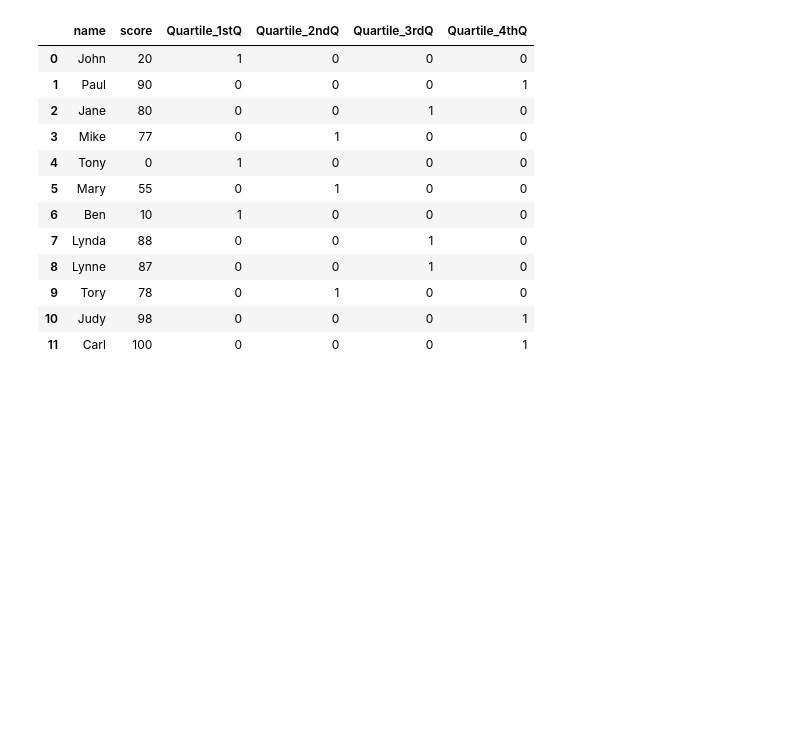
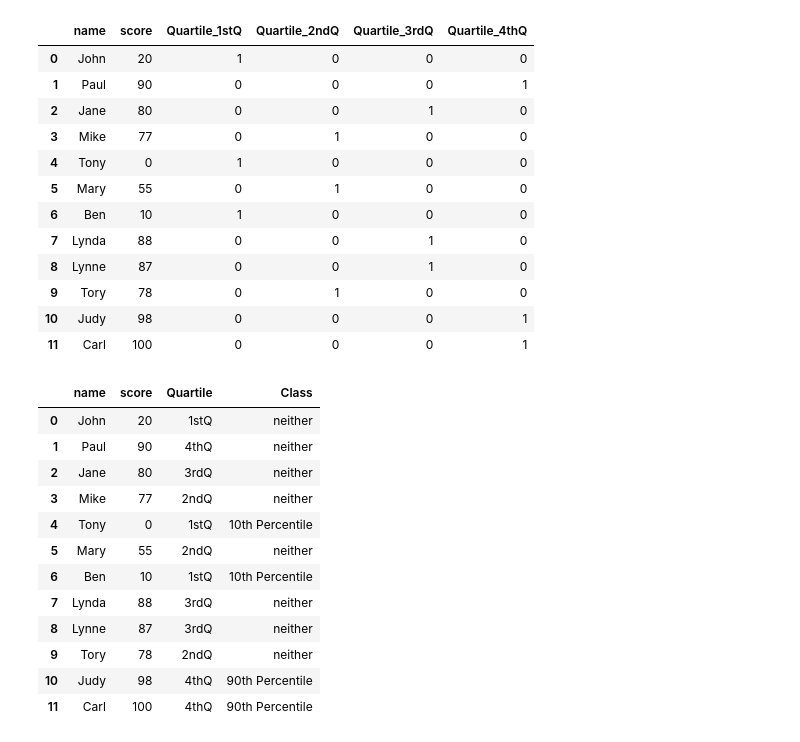
Before and after one commit to analyticswithadam/Python, a Jupyter notebook: QCut.ipynb, the cells around one changed output. Saved outputs shown, nothing was run; the diff lists cells and outputs as text; code cells hidden in the pictures; blank space fills up the shorter version.

```diff
--- a/QCut.ipynb
+++ b/QCut.ipynb
@@ -95,3 +97,27 @@ pd.get_dummies(df, columns=df.columns[2:])
 | 9 | Tory | 78 | 0 | 1 | 0 | 0 |
 | 10 | Judy | 98 | 0 | 0 | 0 | 1 |
 | 11 | Carl | 100 | 0 | 0 | 0 | 1 |
+# %%
+from numpy.lib.function_base import percentile
+
+ninetypercentile = percentile(df['score'],90)
+tenthpercentile = percentile(df['score'],10)
+
+
+df['Class'] = df['score'].map(lambda x: '90th Percentile' if x >= ninetypercentile else('10th Percentile' if  x <= tenthpercentile else 'neither'))
+# %%
+df
+# %% [output]
+|  | name | score | Quartile | Class |
+| 0 | John | 20 | 1stQ | neither |
+| 1 | Paul | 90 | 4thQ | neither |
+| 2 | Jane | 80 | 3rdQ | neither |
+| 3 | Mike | 77 | 2ndQ | neither |
+| 4 | Tony | 0 | 1stQ | 10th Percentile |
+| 5 | Mary | 55 | 2ndQ | neither |
+| 6 | Ben | 10 | 1stQ | 10th Percentile |
+| 7 | Lynda | 88 | 3rdQ | neither |
+| 8 | Lynne | 87 | 3rdQ | neither |
+| 9 | Tory | 78 | 2ndQ | neither |
+| 10 | Judy | 98 | 4thQ | 90th Percentile |
+| 11 | Carl | 100 | 4thQ | 90th Percentile |
```
Also changed, not shown: parts of 2 cells of this notebook.
